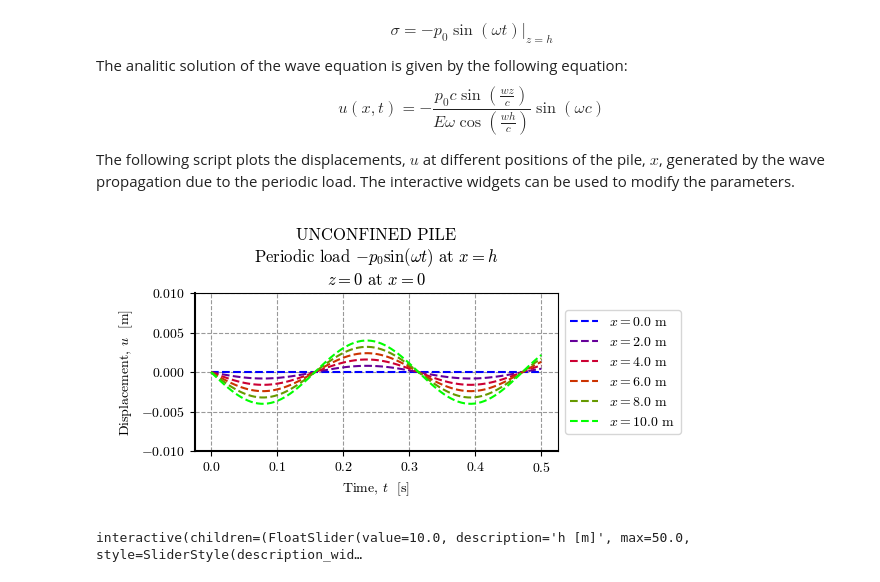
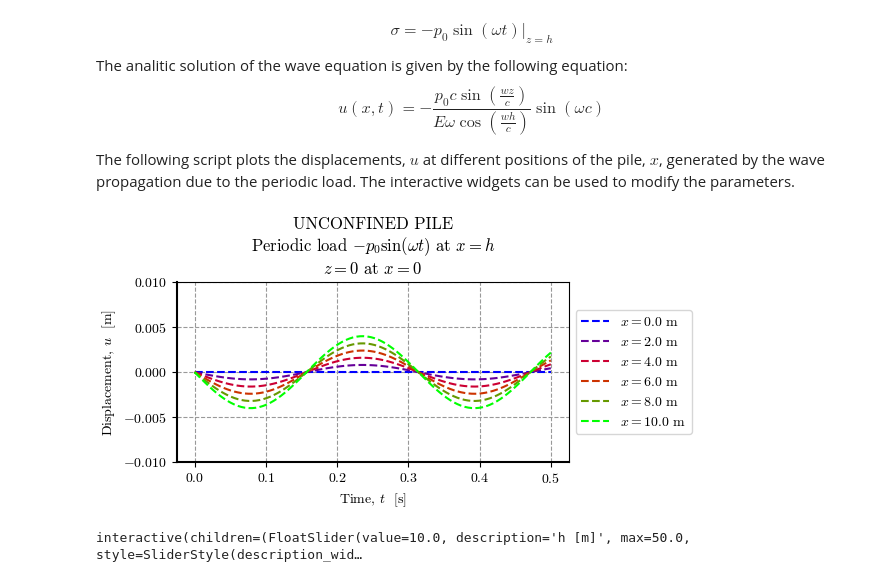
Before and after one commit to eamontoyaa/dinamica_de_suelos_EAFIT, a Jupyter notebook: notebooks/wave_propagation.ipynb, the cells around one changed output. Cells and saved outputs as stored; diff of their text form; code cells hidden in the pictures.

```diff
--- a/notebooks/wave_propagation.ipynb
+++ b/notebooks/wave_propagation.ipynb
@@ -25,7 +25,7 @@ if 'google.colab' in str(get_ipython()):
 plt.style.use("default")
 mpl.rcParams.update(
     {
-        # 'figure.dpi': 300,
+        'figure.constrained_layout.use': True,
         'interactive': False,
         "text.usetex": False,  # Use mathtext, not LaTeX
         "font.family": "cmr10",  # Use the Computer modern font
@@ -74,35 +77,35 @@ def unconfined_finite_pile(
     omega: frequency of periodic load [rad/s]
     p_0: amplitude of periodic load [kN/m2]
     """
     n = 5
     # Unit conversions
     elastic_mod = elastic_mod * 1e6  # Pa
     p_0 = p_0 * 1e3  # N/m2
     # Plot
     c = np.sqrt(elastic_mod / rho)  # wave velocity, m/s
     fig, ax = plt.subplots(ncols=1, nrows=1, figsize=[6, 3])
     ax.set_prop_cycle("color", plt.cm.brg(np.linspace(0, 1, n + 1)))
     t = np.linspace(0, 0.5, 100)
     for x in np.linspace(0, h, n + 1):
         u = (-p_0 * c * np.sin(omega * x / c) * np.sin(omega * t)) / (
             elastic_mod * omega * np.cos(omega * h / c)
         )
         ax.plot(t, u, ls="--", label=f"$x=${x:.1f} m")
     ax.set_title("UNCONFINED PILE\n"
         + "Periodic load $-p_0 \sin(\omega t)$ at $x=h$\n"
         + "$z=0$ at $x=0$")
     ax.set(xlabel="Time, $t$  [s]", ylabel="Displacement, $u$  [m]", ylim=(-0.01, 0.01))
     ax.spines["bottom"].set_linewidth(1.5)
     ax.spines["left"].set_linewidth(1.5)
     ax.grid(True, which="major", color="#999999", linestyle="--")
     ax.legend(loc="center left", bbox_to_anchor=(1, 0.5))
-    fig.tight_layout()
+    # fig.tight_layout()
     display(fig) if widget else plt.show()
     return
 
 unconfined_finite_pile(h=10, elastic_mod=25000, rho=2450, omega=20, p_0=10000)
 # %% [output]
-[figure, old version]
+[figure, new version]
 # %%
 style = {'description_width': '100px'}
 interact(  # Interactive widgets
```
Also changed, not shown: parts of 4 cells of this notebook, 4 other files.
